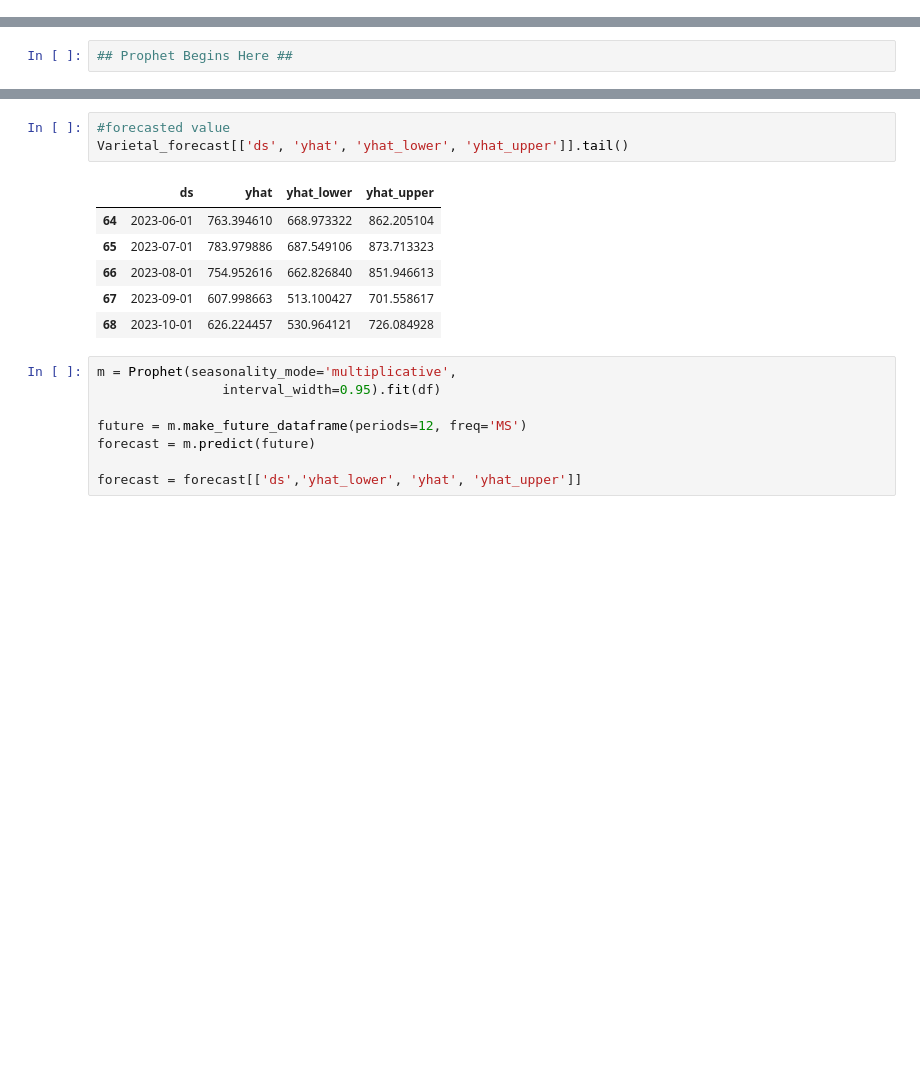
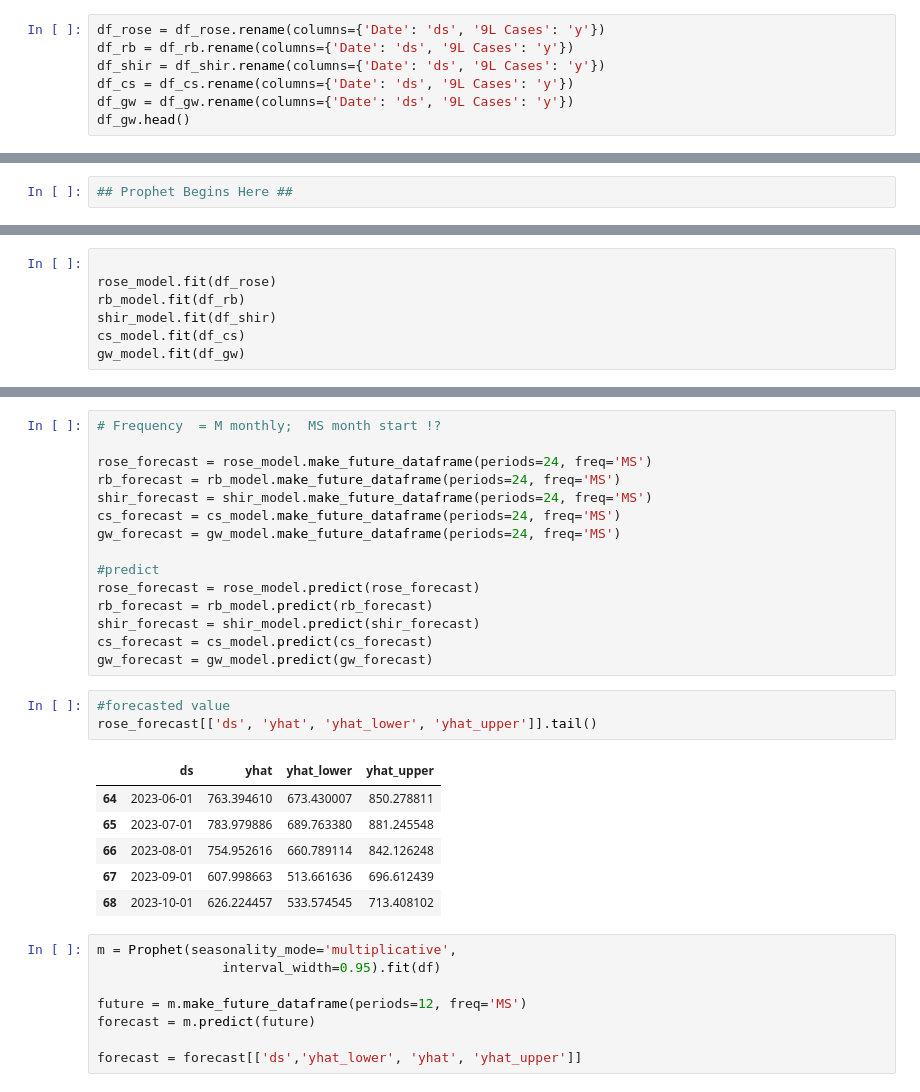
Before and after one commit to fengtastics/111-Capstone, a Jupyter notebook: Arterra_Project.ipynb, the cells around one changed output, grey strips where cells are left out. Drawn from its saved outputs; the diff is of its cells as text; blank space fills up the shorter version.

Commit message:
updated all forecast

```diff
--- a/Arterra_Project.ipynb
+++ b/Arterra_Project.ipynb
@@ -260,0 +252,7 @@ df.head()
+# %%
+df_rose = df_rose.rename(columns={'Date': 'ds', '9L Cases': 'y'})
+df_rb = df_rb.rename(columns={'Date': 'ds', '9L Cases': 'y'})
+df_shir = df_shir.rename(columns={'Date': 'ds', '9L Cases': 'y'})
+df_cs = df_cs.rename(columns={'Date': 'ds', '9L Cases': 'y'})
+df_gw = df_gw.rename(columns={'Date': 'ds', '9L Cases': 'y'})
+df_gw.head()
@@ -327,0 +428,7 @@ Varietal_forecast = Varietal_model.predict(Varietal_forecast)
+# %%
+
+rose_model.fit(df_rose)
+rb_model.fit(df_rb)
+shir_model.fit(df_shir)
+cs_model.fit(df_cs)
+gw_model.fit(df_gw)
@@ -328,13 +447,28 @@ Varietal_forecast = Varietal_model.predict(Varietal_forecast)
+# %%
+# Frequency  = M monthly;  MS month start !?
+
+rose_forecast = rose_model.make_future_dataframe(periods=24, freq='MS')
+rb_forecast = rb_model.make_future_dataframe(periods=24, freq='MS')
+shir_forecast = shir_model.make_future_dataframe(periods=24, freq='MS')
+cs_forecast = cs_model.make_future_dataframe(periods=24, freq='MS')
+gw_forecast = gw_model.make_future_dataframe(periods=24, freq='MS')
+
+#predict
+rose_forecast = rose_model.predict(rose_forecast)
+rb_forecast = rb_model.predict(rb_forecast)
+shir_forecast = shir_model.predict(shir_forecast)
+cs_forecast = cs_model.predict(cs_forecast)
+gw_forecast = gw_model.predict(gw_forecast)
 # %%
 #forecasted value
-Varietal_forecast[['ds', 'yhat', 'yhat_lower', 'yhat_upper']].tail()
+rose_forecast[['ds', 'yhat', 'yhat_lower', 'yhat_upper']].tail()
 # %% [output]
 |  | ds | yhat | yhat_lower | yhat_upper |
-| 64 | 2023-06-01 | 763.394610 | 668.973322 | 862.205104 |
-| 65 | 2023-07-01 | 783.979886 | 687.549106 | 873.713323 |
-| 66 | 2023-08-01 | 754.952616 | 662.826840 | 851.946613 |
-| 67 | 2023-09-01 | 607.998663 | 513.100427 | 701.558617 |
-| 68 | 2023-10-01 | 626.224457 | 530.964121 | 726.084928 |
+| 64 | 2023-06-01 | 763.394610 | 673.430007 | 850.278811 |
+| 65 | 2023-07-01 | 783.979886 | 689.763380 | 881.245548 |
+| 66 | 2023-08-01 | 754.952616 | 660.789114 | 842.126248 |
+| 67 | 2023-09-01 | 607.998663 | 513.661636 | 696.612439 |
+| 68 | 2023-10-01 | 626.224457 | 533.574545 | 713.408102 |
 # %%
 m = Prophet(seasonality_mode='multiplicative',
                 interval_width=0.95).fit(df)
```
Also changed, not shown: parts of 20 cells of this notebook.
